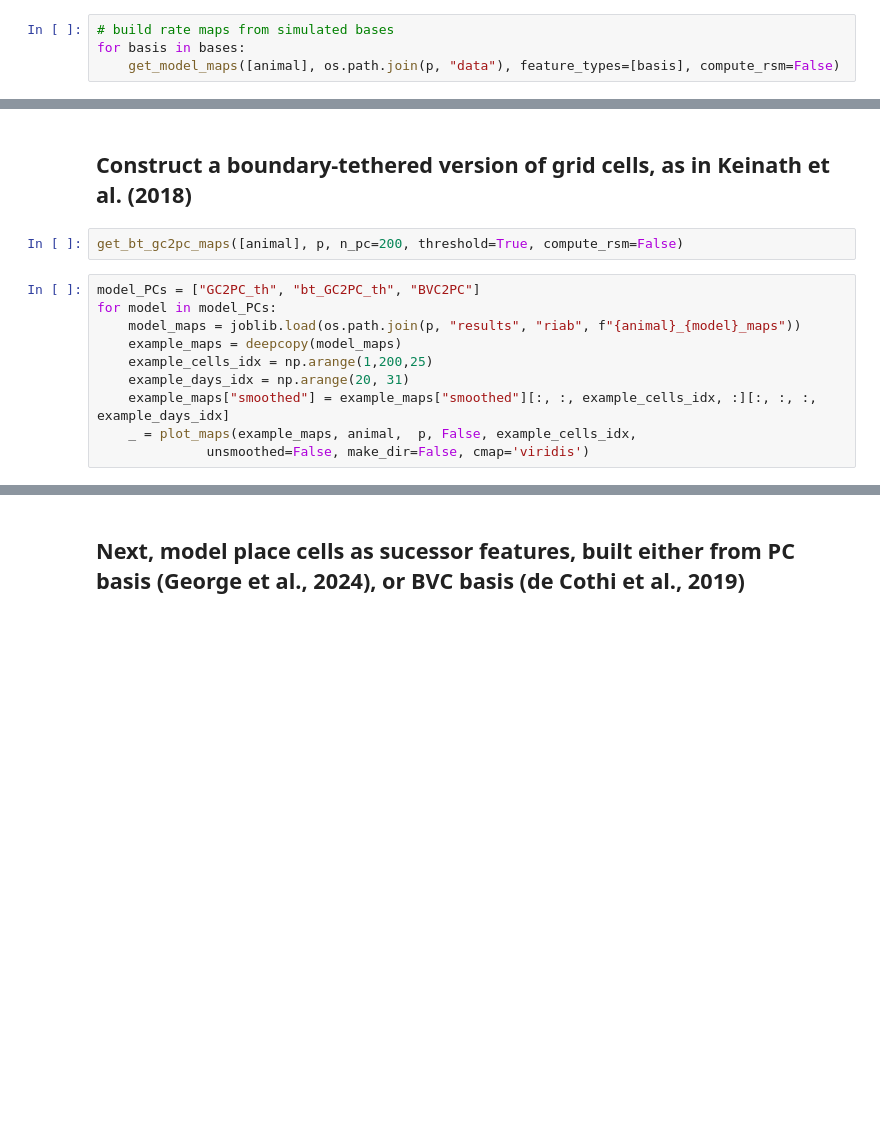
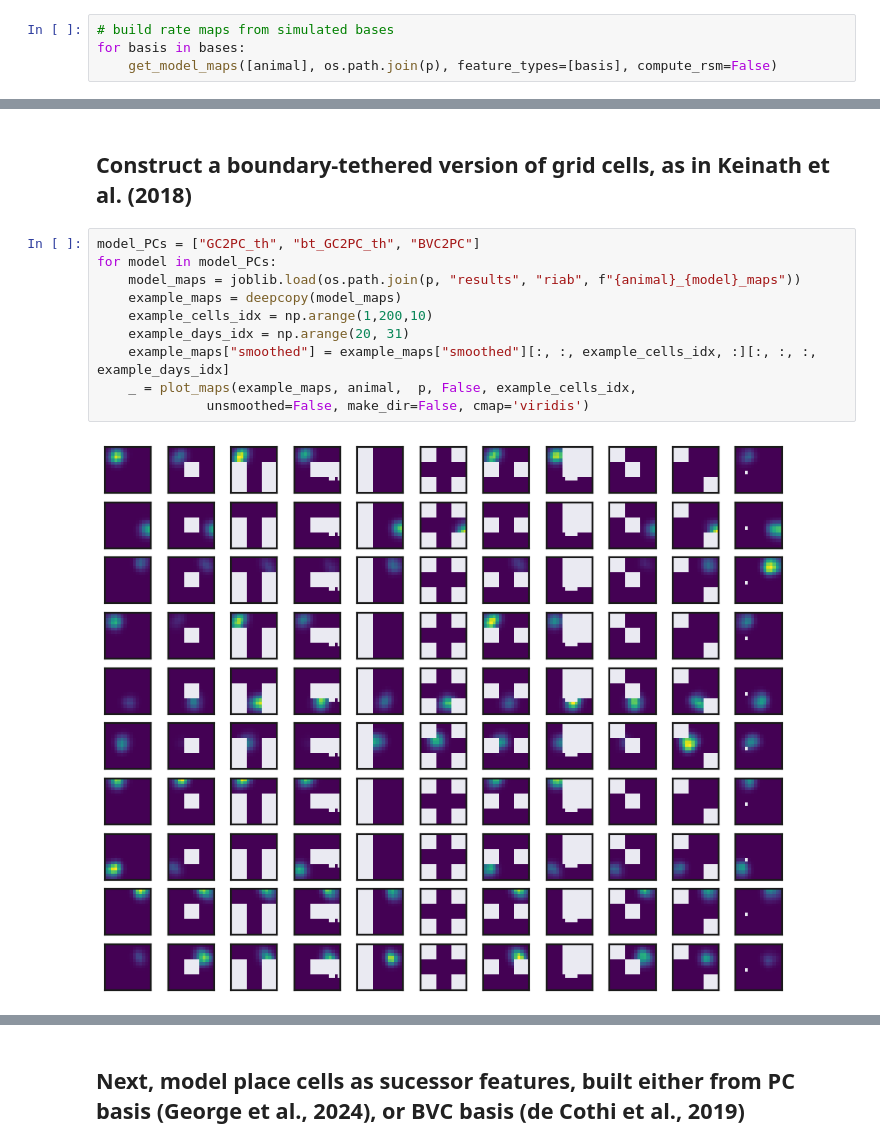
Before and after one commit to jquinnlee/georepca1, a Jupyter notebook: georepca1/demos/georep_hpc_figure4.ipynb, the cells around one changed output, grey strips where cells are left out. Saved outputs shown, nothing was run; the diff lists cells and outputs as text; blank space fills up the shorter version.

Commit message:
Revised RIAB implementation of grid-to-place cell model with solstad method to shift phase offsets

```diff
--- a/georepca1/demos/georep_hpc_figure4.ipynb
+++ b/georepca1/demos/georep_hpc_figure4.ipynb
@@ -61,7 +61,7 @@ Total of 2395.5 s of data available
 # %%
 # build rate maps from simulated bases
 for basis in bases:
-    get_model_maps([animal], os.path.join(p, "data"), feature_types=[basis], compute_rsm=False)
+    get_model_maps([animal], os.path.join(p), feature_types=[basis], compute_rsm=False)
 # %%
 # plot example rate maps from each basis
 bases = ["GC", "BVC", "PC"]
@@ -95,14 +110,14 @@ get_bvc2pc_maps(animal, p, nPCs=200, compute_rsm=True)
 # %% [markdown]
 ## Construct a boundary-tethered version of grid cells, as in Keinath et al. (2018)
-# %%
-get_bt_gc2pc_maps([animal], p, n_pc=200, threshold=True, compute_rsm=False)
 # %%
 model_PCs = ["GC2PC_th", "bt_GC2PC_th", "BVC2PC"]
 for model in model_PCs:
     model_maps = joblib.load(os.path.join(p, "results", "riab", f"{animal}_{model}_maps"))
     example_maps = deepcopy(model_maps)
-    example_cells_idx = np.arange(1,200,25)
+    example_cells_idx = np.arange(1,200,10)
     example_days_idx = np.arange(20, 31)
     example_maps["smoothed"] = example_maps["smoothed"][:, :, example_cells_idx, :][:, :, :, example_days_idx]
     _ = plot_maps(example_maps, animal,  p, False, example_cells_idx,
               unsmoothed=False, make_dir=False, cmap='viridis')
+# %% [output]
+[figure, added]
```
Also changed, not shown: parts of 10 cells of this notebook, 2 other files.
